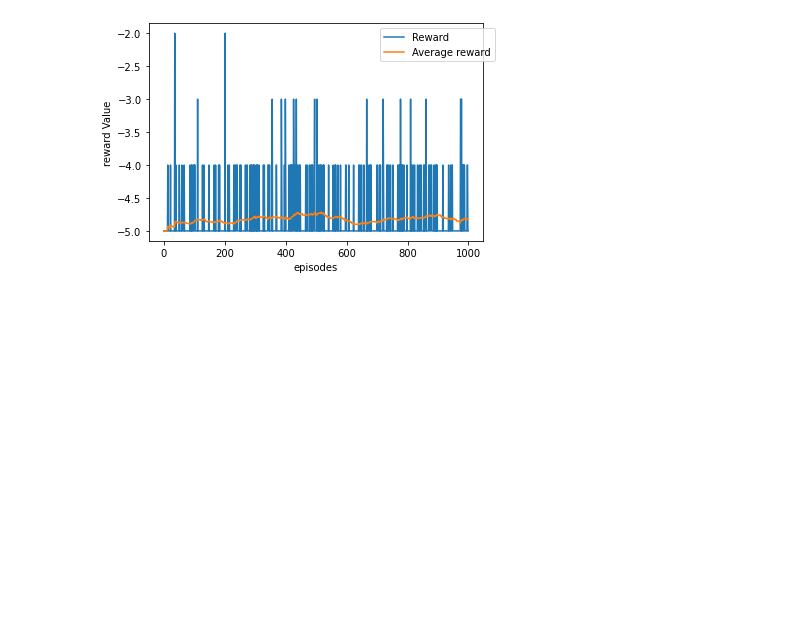
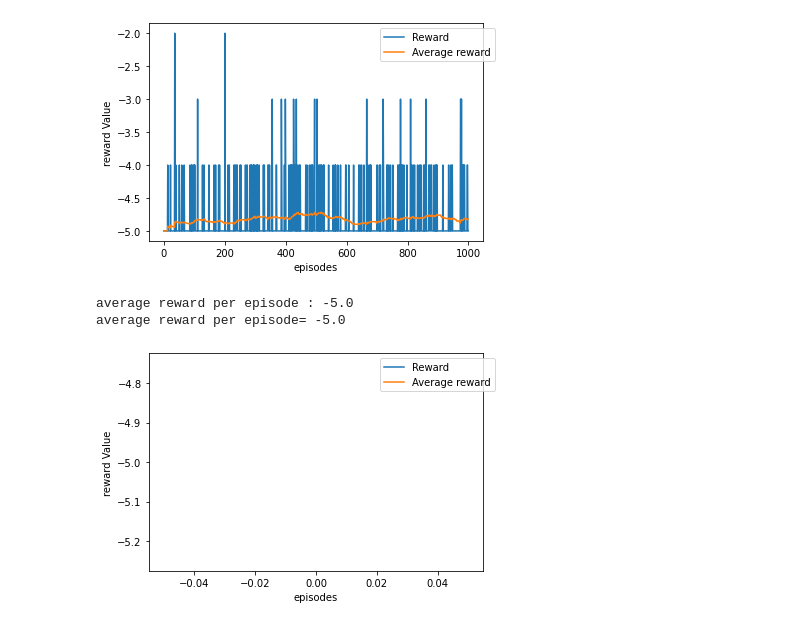
Before and after one commit to j0ker404/skripsie2021, a Jupyter notebook: train/qlearn/hyper param tuning.ipynb, the cells around one changed output. Drawn from its saved outputs; the diff is of its cells as text; code cells hidden in the pictures; blank space fills up the shorter version.

```diff
--- a/train/qlearn/hyper param tuning.ipynb
+++ b/train/qlearn/hyper param tuning.ipynb
@@ -253,3 +253,23 @@ plt.show()
 average reward per episode : -4.816
 average reward per episode= -4.816
 [figure]
+# %%
+RENDER = True
+gym_evaluator.RENDER = True
+# eps = 1
+# evaulate agent
+reward_arr, avg_rewards_array = gym_evaluator.evaluate(eps, is_progress_bar=True)
+
+print("average reward per episode :", sum(reward_arr) / len(reward_arr))
+
+rewards = np.array(reward_arr)
+plt.plot(rewards, label='Reward')
+plt.plot(avg_rewards_array, label='Average reward')
+plt.legend(bbox_to_anchor=(1.05, 1))
+plt.xlabel('episodes')
+plt.ylabel('reward Value')
+print('average reward per episode= {}'.format(np.mean(rewards)))
+# %% [output]
+average reward per episode : -5.0
+average reward per episode= -5.0
+[figure, added]
```
Also changed, not shown: 1 other file.
